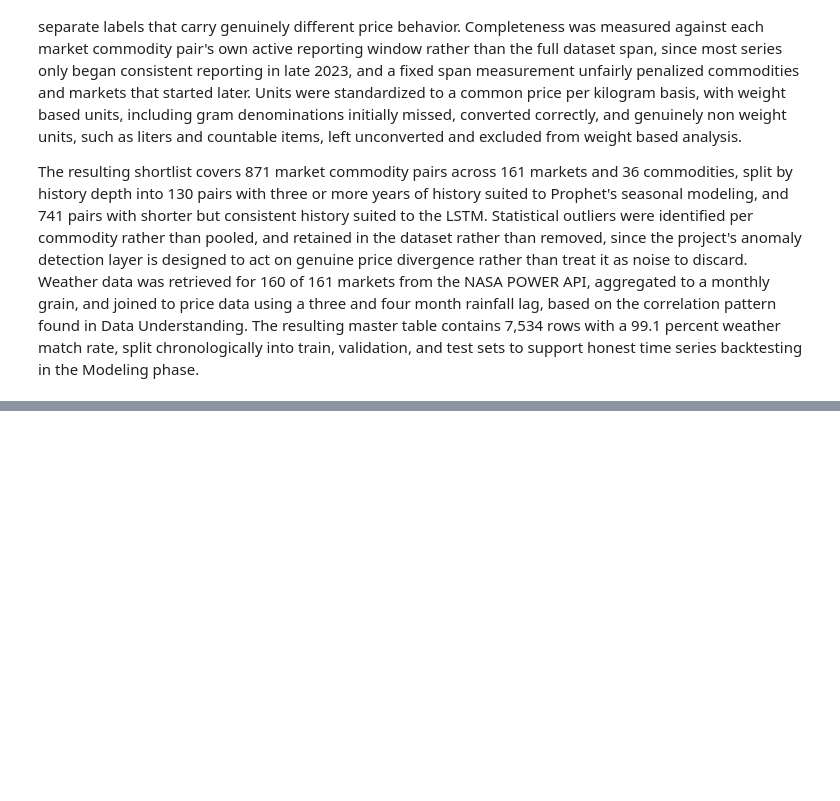
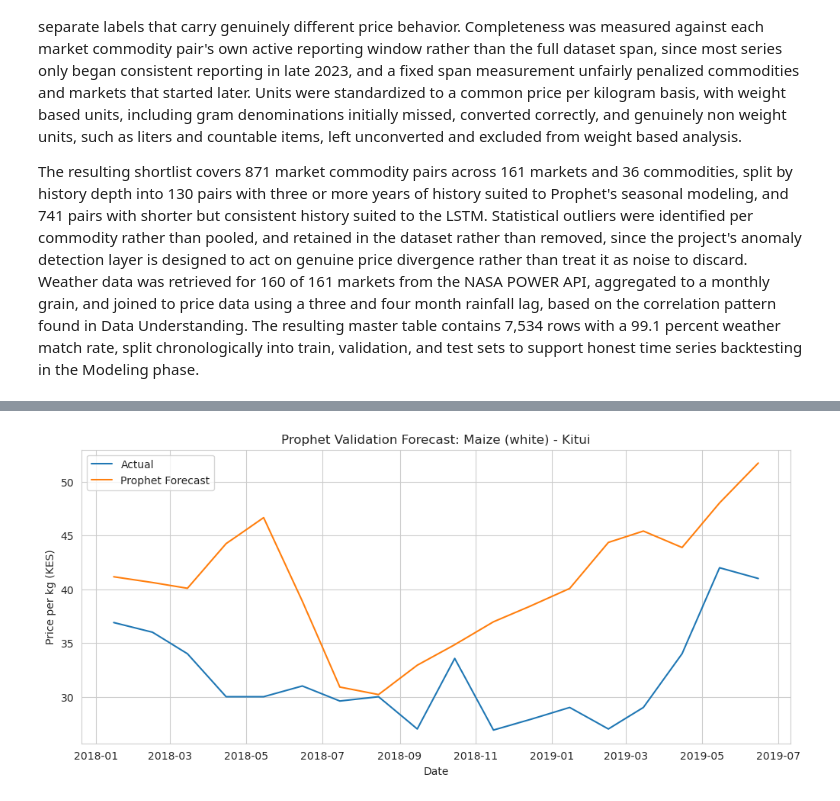
Before and after one commit to kevinkiplangat432/Predictive-Time-Series-Pipeline-using-a-Dual-Input-LSTM-and-Geospatial-Mapping, a Jupyter notebook: Kenyan_food_prices.ipynb, the cells around one changed output, grey strips where cells are left out. Cells and saved outputs as stored; diff of their text form; code cells hidden in the pictures; blank space fills up the shorter version.

```diff
--- a/Kenyan_food_prices.ipynb
+++ b/Kenyan_food_prices.ipynb
@@ -1202,0 +1470,19 @@ The resulting shortlist covers 871 market commodity pairs across 161 markets and
+# %%
+# Create the Prophet model
+
+prophet_model = Prophet(
+    yearly_seasonality=True,
+    weekly_seasonality=False,
+    daily_seasonality=False
+)
+
+# Add lagged weather variables as external regressors.
+# These variables were created during Data Preparation.
+
+prophet_model.add_regressor("rainfall_lag_3")
+prophet_model.add_regressor("rainfall_lag_4")
+prophet_model.add_regressor("temperature_lag_3")
+prophet_model.add_regressor("temperature_lag_4")
+
+# Train the model using only the training data
+prophet_model.fit(prophet_train)
@@ -1202,0 +1548,28 @@ The resulting shortlist covers 871 market commodity pairs across 161 markets and
+# %%
+# Plot Prophet Validation Forecast
+# Plot actual versus predicted validation prices
+
+plt.figure(figsize=(12, 5))
+
+plt.plot(
+    prophet_val_results["ds"],
+    prophet_val_results["y"],
+    label="Actual"
+)
+
+plt.plot(
+    prophet_val_results["ds"],
+    prophet_val_results["prediction"],
+    label="Prophet Forecast"
+)
+
+plt.title(
+    f"Prophet Validation Forecast: {commodity} - {market}"
+)
+
+plt.xlabel("Date")
+plt.ylabel("Price per kg (KES)")
+plt.legend()
+plt.show()
+# %% [output]
+[figure, added]
```
Also changed, not shown: parts of 28 cells of this notebook, 1 other file.
